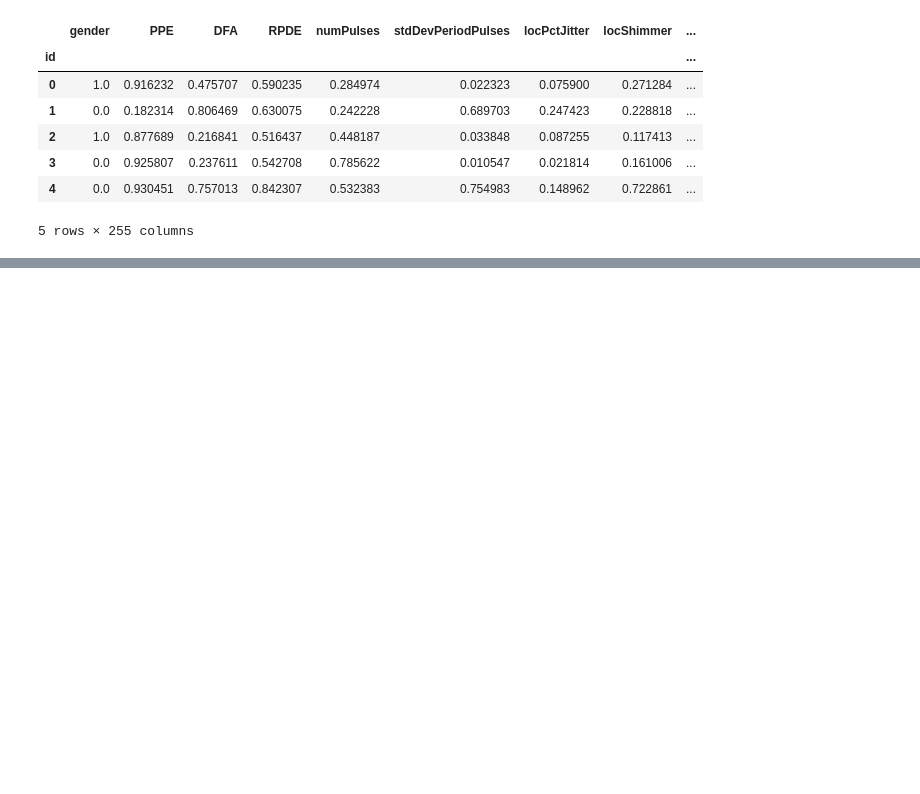
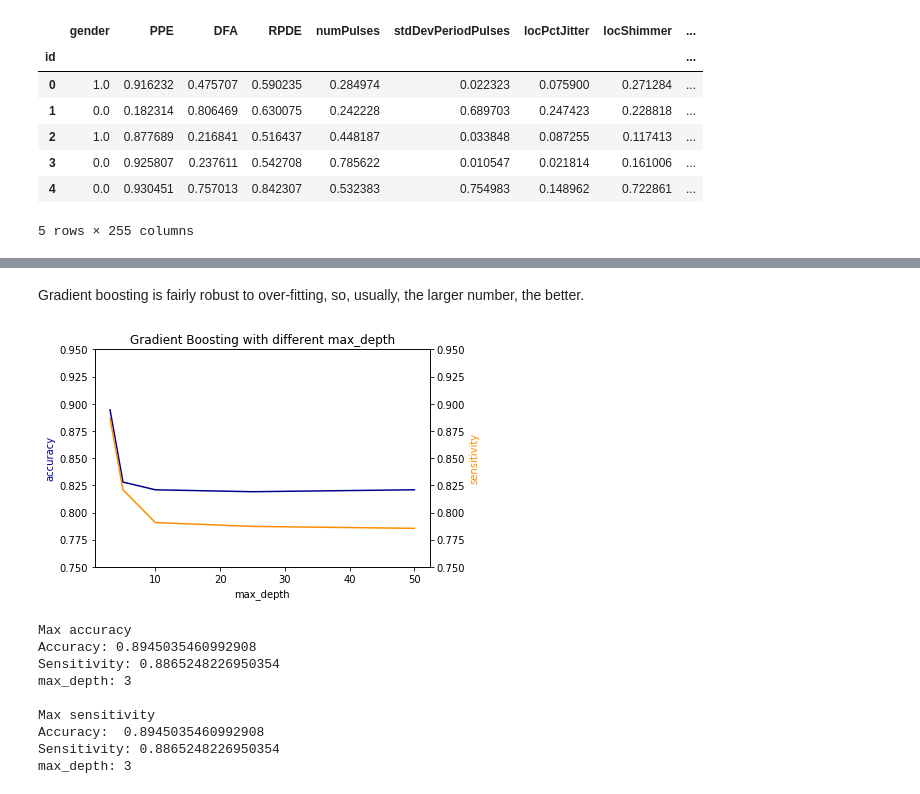
Before and after one commit to RenanNunes/Data_Science_Project_IST, a Jupyter notebook: 05_Ensembles.ipynb, the cells around one changed output, grey strips where cells are left out. Saved outputs shown, nothing was run; the diff lists cells and outputs as text; code cells hidden in the pictures; blank space fills up the shorter version.

```diff
--- a/05_Ensembles.ipynb
+++ b/05_Ensembles.ipynb
@@ -155,0 +266,26 @@ Best sensitivity:  0.9007092198581562
+# %% [markdown]
+Gradient boosting is fairly robust to over-fitting, so, usually, the larger number, the better.
+# %%
+accuracy, sensitivity = analyzes.gradient_boosting_analyzes(X_8, y_8, max_depths, 'max_depth', rskf)
+
+print('Max accuracy')
+print('Accuracy:', max(accuracy.values()))
+print('Sensitivity:', sensitivity[max(accuracy, key=accuracy.get)])
+best_max_depth = max(accuracy, key=accuracy.get)
+print('max_depth:', max(accuracy, key=accuracy.get))
+print()
+print('Max sensitivity')
+print('Accuracy: ', accuracy[max(sensitivity, key=sensitivity.get)])
+print('Sensitivity:', max(sensitivity.values()))
+print('max_depth:', max(sensitivity, key=sensitivity.get))
+# %% [output]
+[figure, added]
+Max accuracy
+Accuracy: 0.8945035460992908
+Sensitivity: 0.8865248226950354
+max_depth: 3
+
+Max sensitivity
+Accuracy:  0.8945035460992908
+Sensitivity: 0.8865248226950354
+max_depth: 3
```
Also changed, not shown: parts of 23 cells of this notebook, 2 other files.
